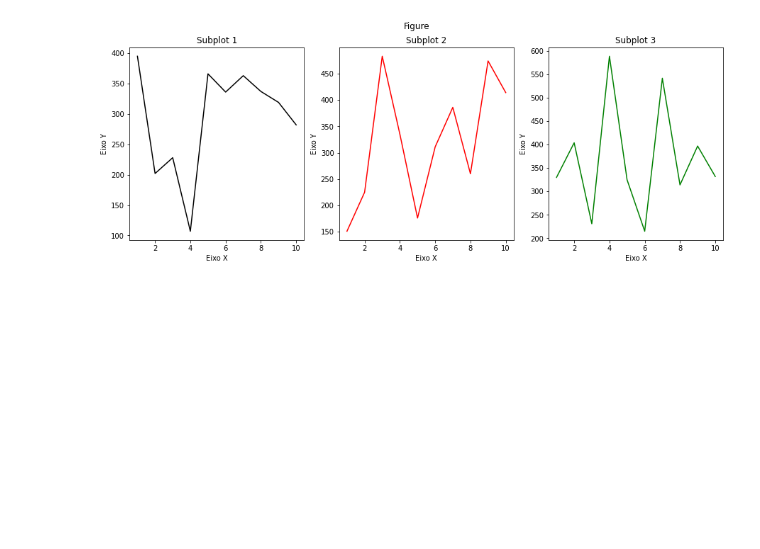
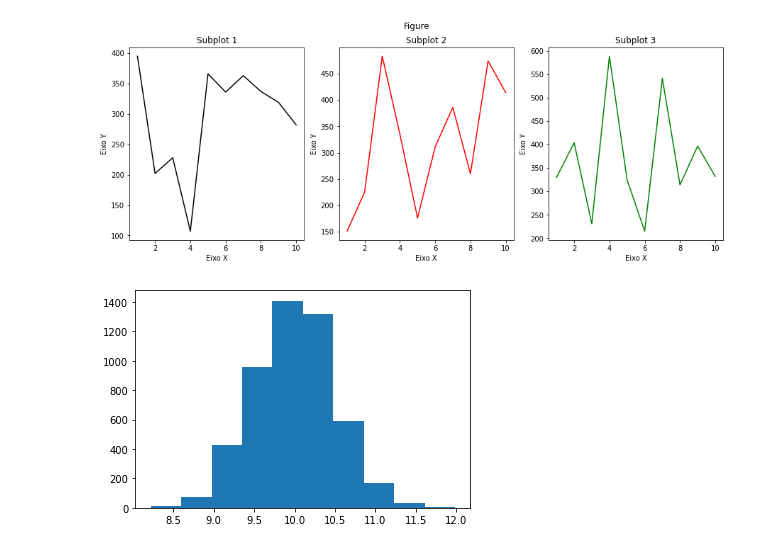
Before and after one commit to Lucas-procopio/Data-Analysis, a Jupyter notebook: Matplotlib_Analysis.ipynb, the cells around one changed output. Cells and saved outputs as stored; diff of their text form; code cells hidden in the pictures; blank space fills up the shorter version.

```diff
--- a/Matplotlib_Analysis.ipynb
+++ b/Matplotlib_Analysis.ipynb
@@ -110,0 +113,7 @@ for i in range(3):
+# %%
+# creating data with normal distribution (dist 10, entre 0.5 e 5000)
+data = np.random.normal(10, 0.5, 5000)
+plt.hist(data)
+plt.show()
+# %% [output]
+[figure, added]
```
Also changed, not shown: parts of 4 cells of this notebook.
